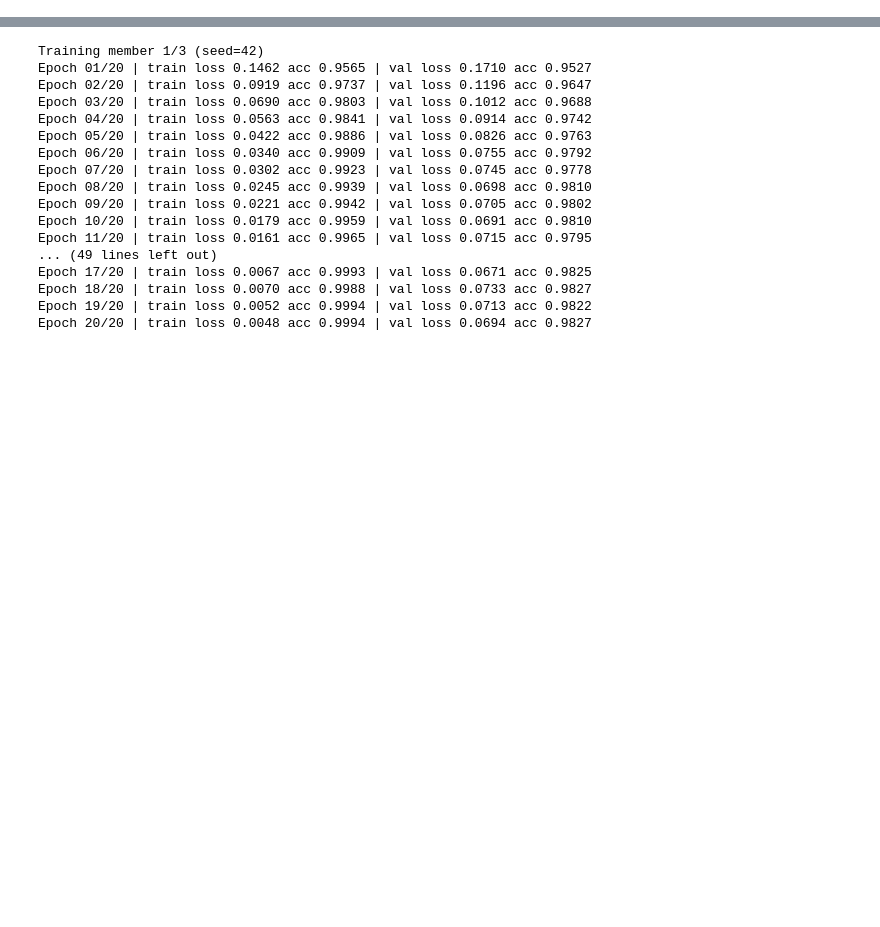
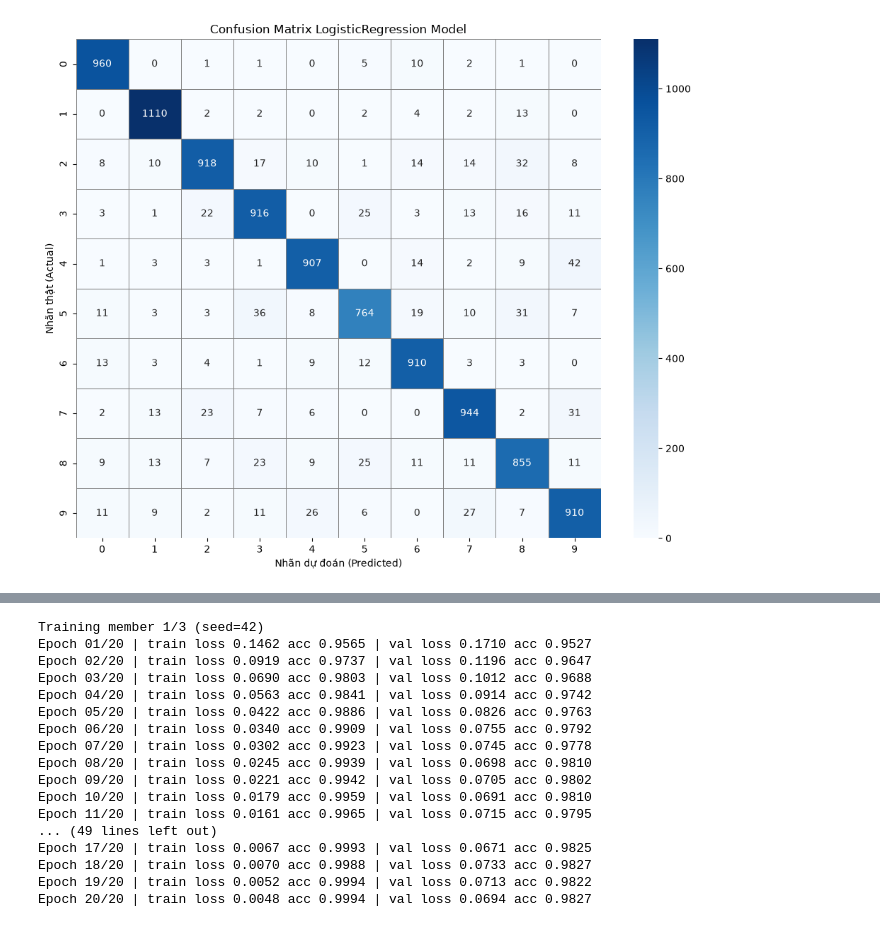
Before and after one commit to NguyenHaiAnh2005/Classify_Number, a Jupyter notebook: notebooks/03_experiments.ipynb, the cells around one changed output, grey strips where cells are left out. Cells and saved outputs as stored; diff of their text form; code cells hidden in the pictures; blank space fills up the shorter version.

```diff
--- a/notebooks/03_experiments.ipynb
+++ b/notebooks/03_experiments.ipynb
@@ -49,3 +45,6 @@ X_train_mlp, X_val_mlp, X_test_mlp, tools= scale_flat(X_train=X_train, X_test=X_
+# %%
+X_train_mlp, X_val_mlp, X_test_mlp, tools= scale_flat(X_train=X_train, X_test=X_test, X_val=X_val, mode='raw')
+X_train_logistic, X_val_logistic, X_test_logistic, tools=scale_flat(X_train=X_train, X_test=X_test, X_val=X_val, mode='raw')
 # %%
 model = LogisticRegression(
     eta=0.1,
@@ -58,3 +57,4 @@ model = LogisticRegression(
 # %%
-model.fit(X_train_logis, y_train)
+%%time
+model.fit(X_train_logistic, y_train)
 # %% [output]
@@ -62,7 +64,7 @@ model.fit(X_train_logis, y_train)
 # %%
-y_pred = model.predict(X_test_logis)
+y_pred_logistic = model.predict(X_test_logistic)
 # %%
-metrics = ClassificationMetrics(y_true=y_test, y_pred=y_pred)
+metrics = ClassificationMetrics(y_true=y_test, y_pred=y_pred_logistic)
 # %%
 metrics.report()
 # %% [output]
@@ -101,0 +85,26 @@ config = {
+# %%
+import matplotlib.pyplot as plt
+import seaborn as sns
+
+cm, labels = metrics.get_confustion_matrix()
+
+plt.figure(figsize=(10, 8))
+sns.heatmap(
+    cm,
+    annot=True,
+    fmt="d",
+    cmap="Blues",
+    xticklabels=labels,
+    yticklabels=labels,
+    cbar=True,
+    linewidths=0.5,
+    linecolor="gray",
+)
+
+plt.xlabel("Nhãn dự đoán (Predicted)")
+plt.ylabel("Nhãn thật (Actual)")
+plt.title("Confusion Matrix LogisticRegression Model")
+plt.tight_layout()
+plt.show()
+# %% [output]
+[figure, added]
```
Also changed, not shown: parts of 19 cells of this notebook, 2 other files.
